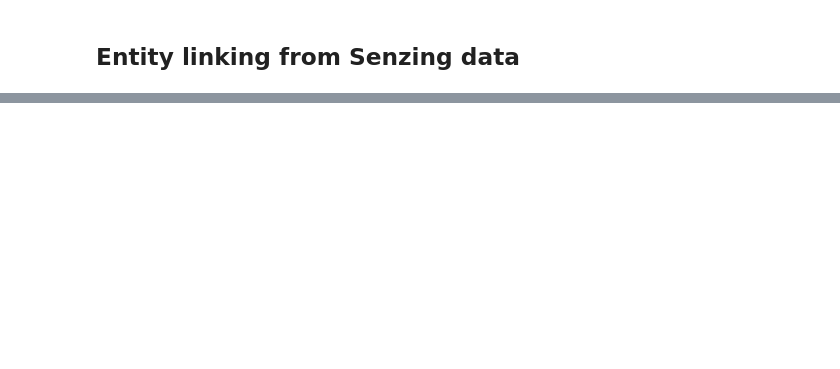
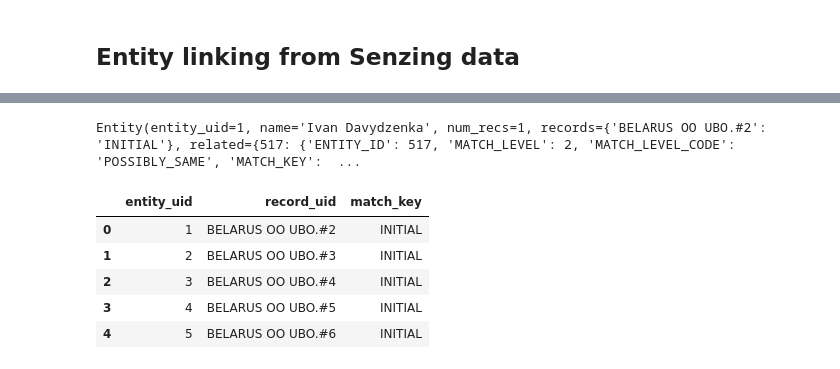
Before and after one commit to louisguitton/erkg-tutorials, a Jupyter notebook: tutorial.ipynb, the cells around one changed output, grey strips where cells are left out. Drawn from its saved outputs; the diff is of its cells as text; code cells hidden in the pictures; blank space fills up the shorter version.

```diff
--- a/tutorial.ipynb
+++ b/tutorial.ipynb
@@ -76,0 +141,25 @@ Editors: Asraa Mustufa PERSON , Ben Hallman Data PERSON and research: Agustin Ar
+# %%
+entities[1]
+# %% [output]
+Entity(entity_uid=1, name='Ivan Davydzenka', num_recs=1, records={'BELARUS OO UBO.#2': 'INITIAL'}, related={517: {'ENTITY_ID': 517, 'MATCH_LEVEL': 2, 'MATCH_LEVEL_CODE': 'POSSIBLY_SAME', 'MATCH_KEY':  ...
+# %%
+df_rec: pd.DataFrame = pd.DataFrame(
+    [
+        {
+            "entity_uid": entity.entity_uid,
+            "record_uid": record_uid,
+            "match_key": match_key,
+        }
+        for entity in entities.values()
+        for record_uid, match_key in entity.records.items()
+    ]
+)
+# %%
+df_rec.head()
+# %% [output]
+|  | entity_uid | record_uid | match_key |
+| 0 | 1 | BELARUS OO UBO.#2 | INITIAL |
+| 1 | 2 | BELARUS OO UBO.#3 | INITIAL |
+| 2 | 3 | BELARUS OO UBO.#4 | INITIAL |
+| 3 | 4 | BELARUS OO UBO.#5 | INITIAL |
+| 4 | 5 | BELARUS OO UBO.#6 | INITIAL |
```
Also changed, not shown: parts of 20 cells of this notebook, 6 other files.
